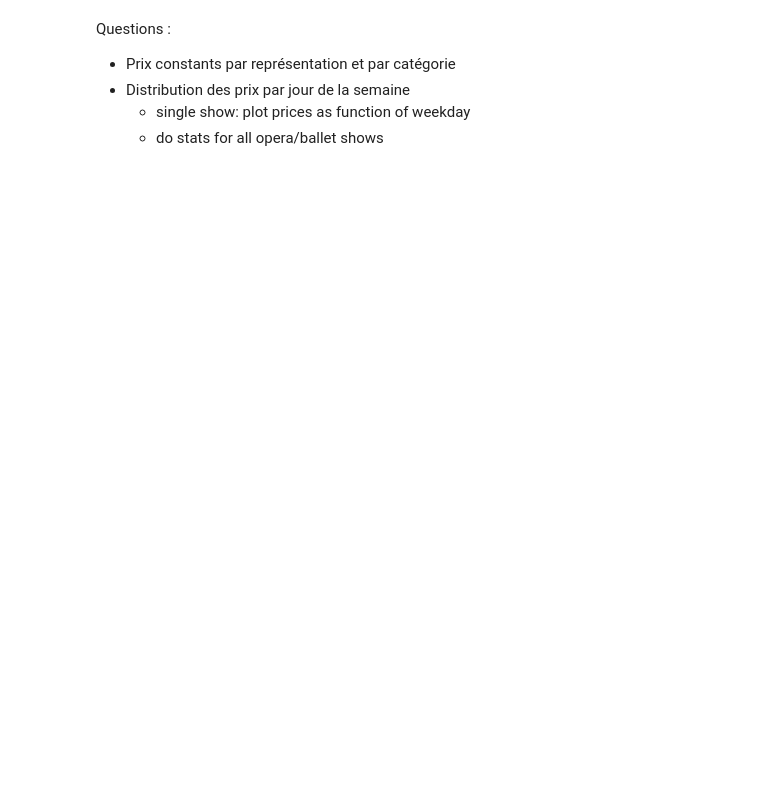
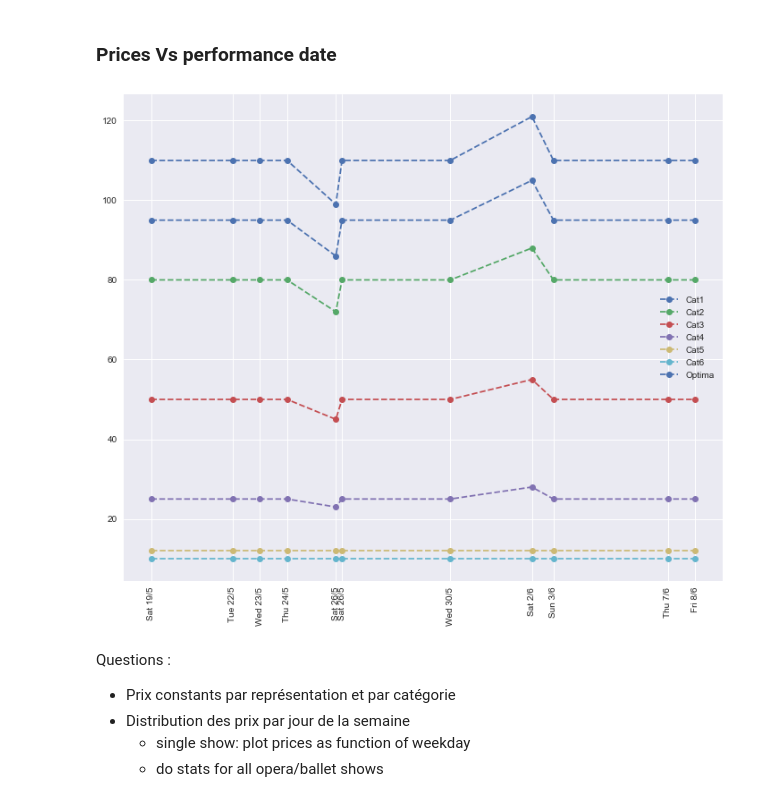
Before and after one commit to gaspaio/operaprices, a Jupyter notebook: notebooks/explore.ipynb, the cells around one changed output. Drawn from its saved outputs; the diff is of its cells as text; code cells hidden in the pictures; blank space fills up the shorter version.

```diff
--- a/notebooks/explore.ipynb
+++ b/notebooks/explore.ipynb
@@ -20,3 +118,9 @@ print("CRAWL INFO:\n{} crawls\nFrom {} to {}\n{} errors".format(dgs['crawl_nb'],
+# %% [markdown]
+### Prices Vs performance date
+# %%
+perf_prices_per_date(data, 31)
+# %% [output]
+[figure, added]
 # %% [markdown]
 Questions :
 - Prix constants par représentation et par catégorie
```
Also changed, not shown: parts of 12 cells of this notebook, 2 other files.
